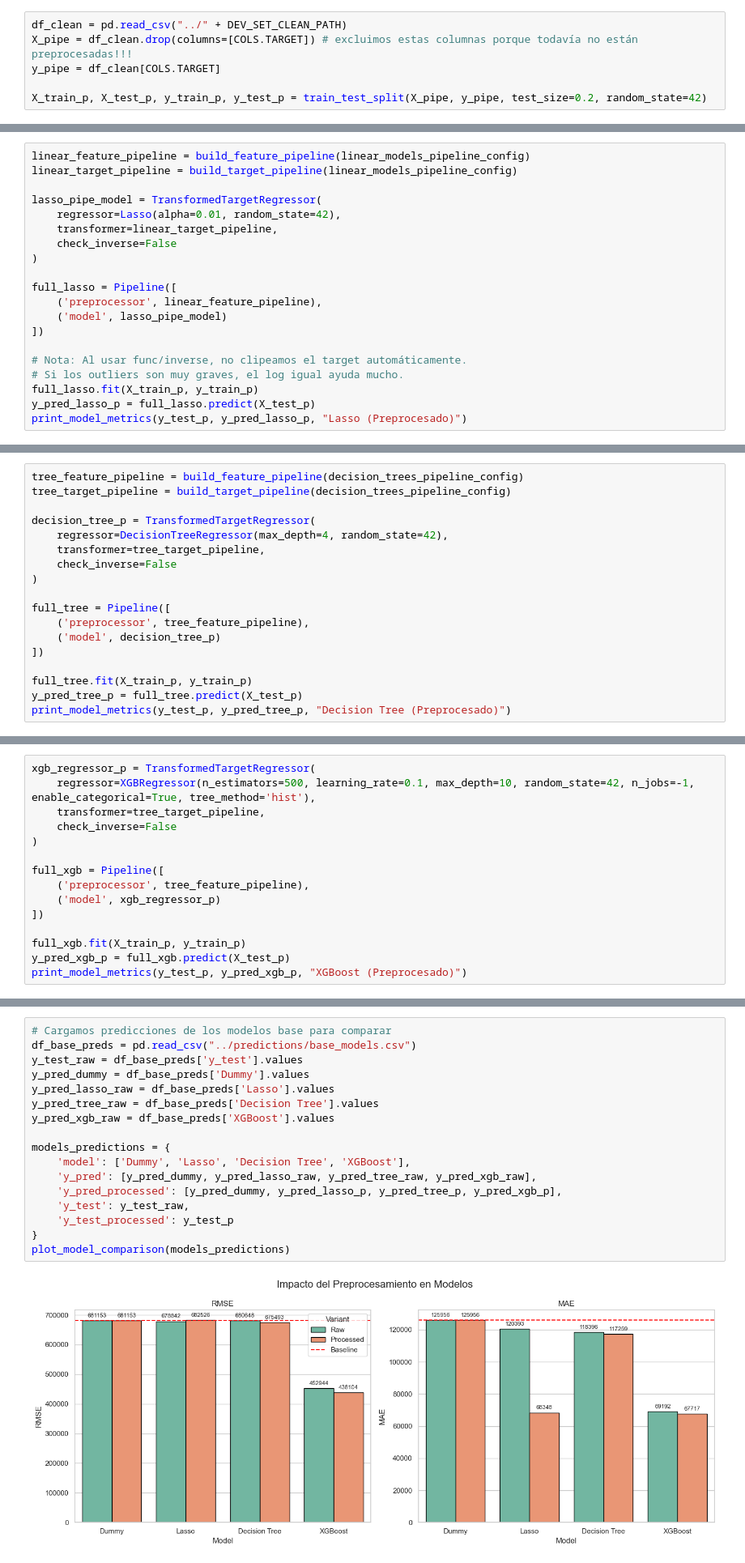
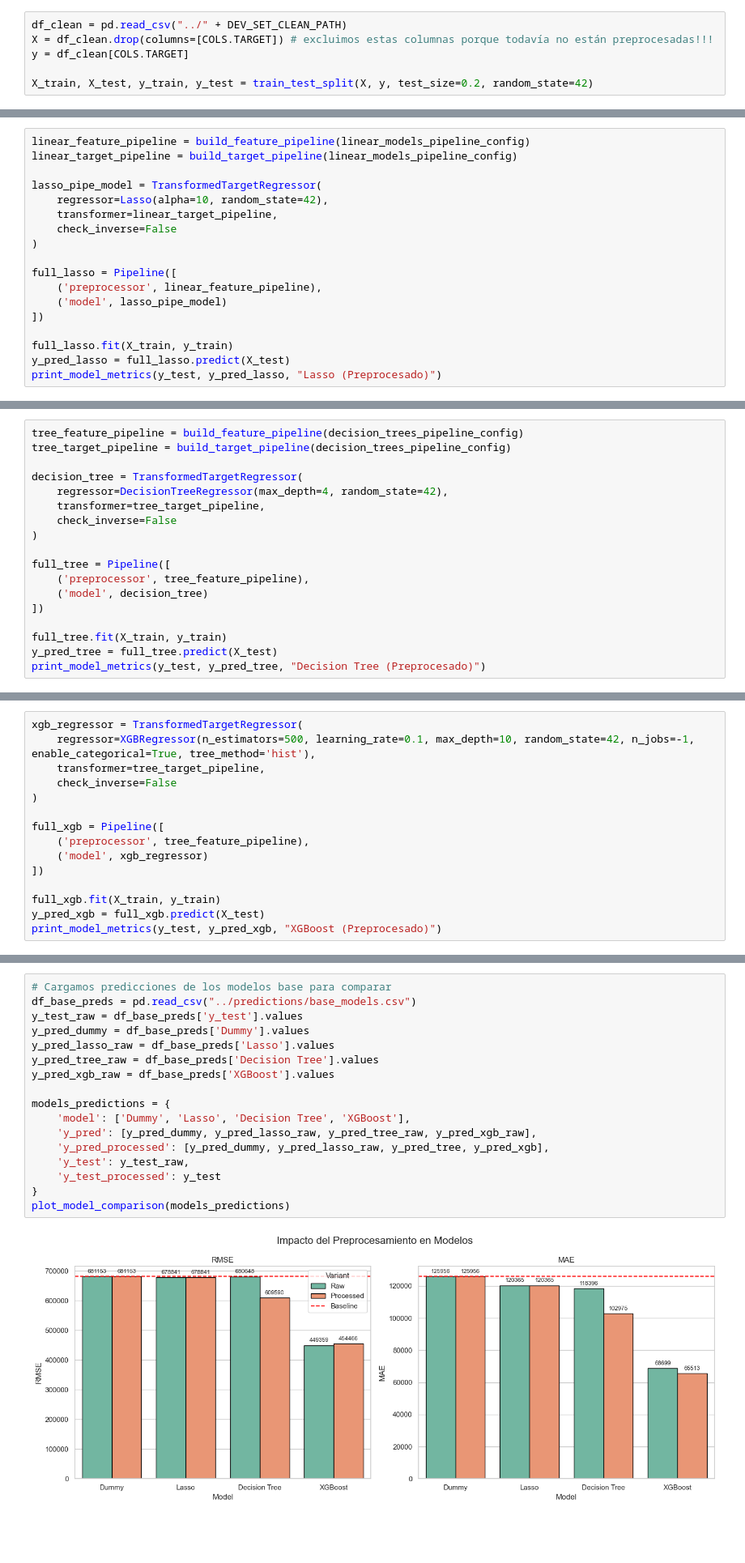
Before and after one commit to gonzabaleta/alquileres, a Jupyter notebook: notebooks/05-preprocessing.ipynb, the cells around one changed output, grey strips where cells are left out. Shown at 81% size. Cells and saved outputs as stored; diff of their text form; blank space fills up the shorter version.

```diff
--- a/notebooks/05-preprocessing.ipynb
+++ b/notebooks/05-preprocessing.ipynb
@@ -46,8 +32,8 @@ from src.pipeline import build_feature_pipeline, build_target_pipeline
 from sklearn.compose import TransformedTargetRegressor
 # %%
 df_clean = pd.read_csv("../" + DEV_SET_CLEAN_PATH)
-X_pipe = df_clean.drop(columns=[COLS.TARGET]) # excluimos estas columnas porque todavía no están preprocesadas!!!
-y_pipe = df_clean[COLS.TARGET]
+X = df_clean.drop(columns=[COLS.TARGET]) # excluimos estas columnas porque todavía no están preprocesadas!!!
+y = df_clean[COLS.TARGET]
 
-X_train_p, X_test_p, y_train_p, y_test_p = train_test_split(X_pipe, y_pipe, test_size=0.2, random_state=42)
+X_train, X_test, y_train, y_test = train_test_split(X, y, test_size=0.2, random_state=42)
 # %% [markdown]
@@ -57,7 +43,7 @@ linear_feature_pipeline = build_feature_pipeline(linear_models_pipeline_config)
 linear_target_pipeline = build_target_pipeline(linear_models_pipeline_config)
 
 lasso_pipe_model = TransformedTargetRegressor(
-    regressor=Lasso(alpha=0.01, random_state=42),
+    regressor=Lasso(alpha=10, random_state=42),
     transformer=linear_target_pipeline,
     check_inverse=False
 )
@@ -67,10 +53,8 @@ full_lasso = Pipeline([
     ('model', lasso_pipe_model)
 ])
 
-# Nota: Al usar func/inverse, no clipeamos el target automáticamente.
-# Si los outliers son muy graves, el log igual ayuda mucho.
-full_lasso.fit(X_train_p, y_train_p)
-y_pred_lasso_p = full_lasso.predict(X_test_p)
-print_model_metrics(y_test_p, y_pred_lasso_p, "Lasso (Preprocesado)")
+full_lasso.fit(X_train, y_train)
+y_pred_lasso = full_lasso.predict(X_test)
+print_model_metrics(y_test, y_pred_lasso, "Lasso (Preprocesado)")
 # %% [output]
 === Modelo: Lasso (Preprocesado) ===
@@ -82,7 +66,7 @@ R2: -0.0040
 tree_feature_pipeline = build_feature_pipeline(decision_trees_pipeline_config)
 tree_target_pipeline = build_target_pipeline(decision_trees_pipeline_config)
 
-decision_tree_p = TransformedTargetRegressor(
+decision_tree = TransformedTargetRegressor(
     regressor=DecisionTreeRegressor(max_depth=4, random_state=42),
     transformer=tree_target_pipeline,
     check_inverse=False
@@ -90,11 +74,11 @@ decision_tree_p = TransformedTargetRegressor(
 
 full_tree = Pipeline([
     ('preprocessor', tree_feature_pipeline),
-    ('model', decision_tree_p)
+    ('model', decision_tree)
 ])
 
-full_tree.fit(X_train_p, y_train_p)
-y_pred_tree_p = full_tree.predict(X_test_p)
-print_model_metrics(y_test_p, y_pred_tree_p, "Decision Tree (Preprocesado)")
+full_tree.fit(X_train, y_train)
+y_pred_tree = full_tree.predict(X_test)
+print_model_metrics(y_test, y_pred_tree, "Decision Tree (Preprocesado)")
 # %% [output]
 === Modelo: Decision Tree (Preprocesado) ===
@@ -104,6 +88,6 @@ R2: 0.0165
 --------------------------------------------------
 # %%
-xgb_regressor_p = TransformedTargetRegressor(
+xgb_regressor = TransformedTargetRegressor(
     regressor=XGBRegressor(n_estimators=500, learning_rate=0.1, max_depth=10, random_state=42, n_jobs=-1, enable_categorical=True, tree_method='hist'),
     transformer=tree_target_pipeline,
     check_inverse=False
@@ -111,11 +95,11 @@ xgb_regressor_p = TransformedTargetRegressor(
 
 full_xgb = Pipeline([
     ('preprocessor', tree_feature_pipeline),
-    ('model', xgb_regressor_p)
+    ('model', xgb_regressor)
 ])
 
-full_xgb.fit(X_train_p, y_train_p)
-y_pred_xgb_p = full_xgb.predict(X_test_p)
-print_model_metrics(y_test_p, y_pred_xgb_p, "XGBoost (Preprocesado)")
+full_xgb.fit(X_train, y_train)
+y_pred_xgb = full_xgb.predict(X_test)
+print_model_metrics(y_test, y_pred_xgb, "XGBoost (Preprocesado)")
 # %% [output]
 === Modelo: XGBoost (Preprocesado) ===
@@ -126,22 +110,22 @@ R2: 0.5863
 # %%
 # Cargamos predicciones de los modelos base para comparar
 df_base_preds = pd.read_csv("../predictions/base_models.csv")
 y_test_raw = df_base_preds['y_test'].values
 y_pred_dummy = df_base_preds['Dummy'].values
 y_pred_lasso_raw = df_base_preds['Lasso'].values
 y_pred_tree_raw = df_base_preds['Decision Tree'].values
 y_pred_xgb_raw = df_base_preds['XGBoost'].values
 
 models_predictions = {
     'model': ['Dummy', 'Lasso', 'Decision Tree', 'XGBoost'],
     'y_pred': [y_pred_dummy, y_pred_lasso_raw, y_pred_tree_raw, y_pred_xgb_raw],
-    'y_pred_processed': [y_pred_dummy, y_pred_lasso_p, y_pred_tree_p, y_pred_xgb_p],
+    'y_pred_processed': [y_pred_dummy, y_pred_lasso_raw, y_pred_tree, y_pred_xgb],
     'y_test': y_test_raw,
-    'y_test_processed': y_test_p
+    'y_test_processed': y_test
 }
 plot_model_comparison(models_predictions)
 # %% [output]
-[figure, old version]
+[figure, new version]
 |  | Model | Variant | RMSE | MAE | R2 | MAPE |
 | 0 | Dummy | Raw | 681152.912984 | 125955.554357 | -0.000008 | 8.174219 |
 | 1 | Dummy | Processed | 681152.912984 | 125955.554357 | -0.000008 | 8.174219 |
```
Also changed, not shown: parts of 6 cells of this notebook, 8 other files.
